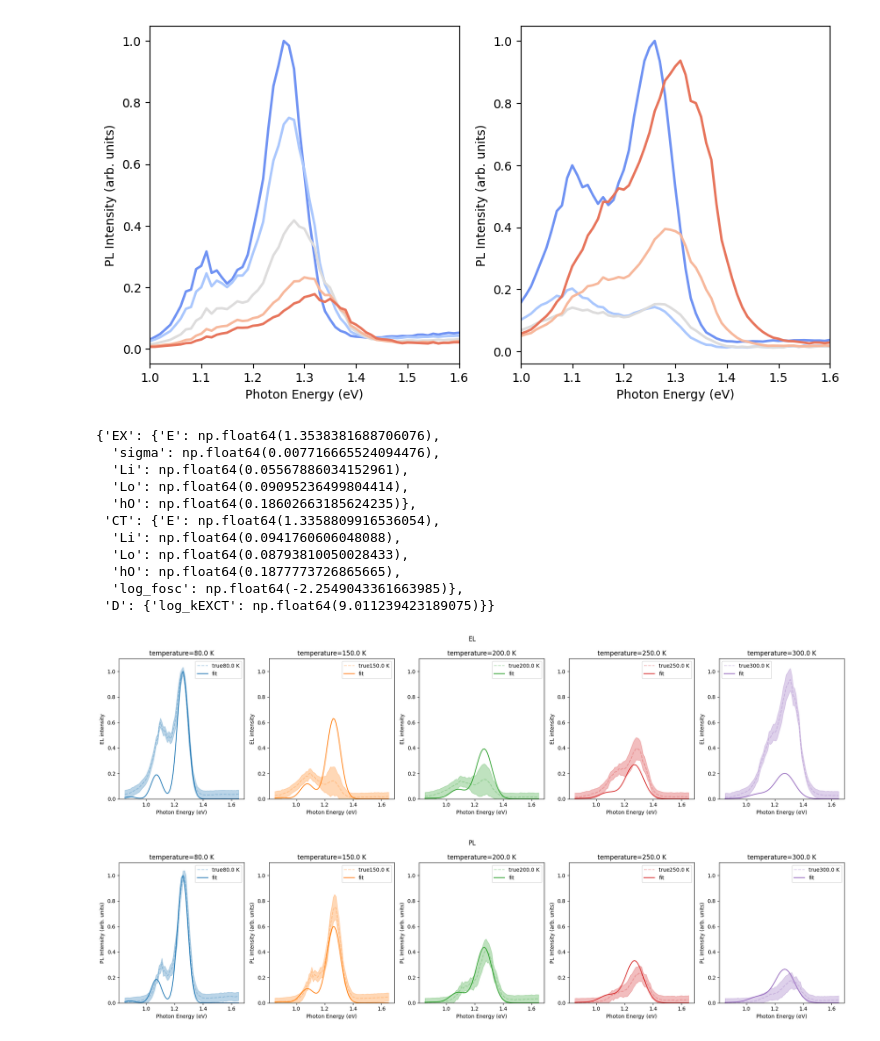
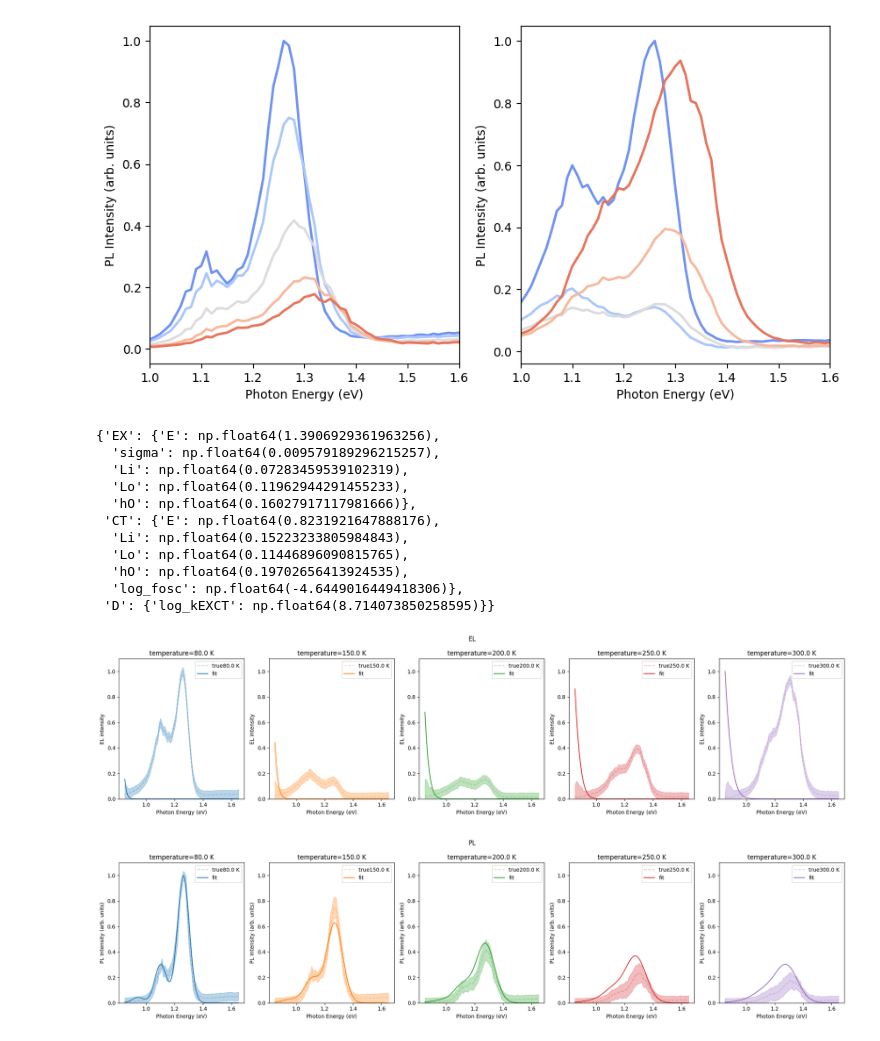
Before and after one commit to mohammedazzouzi15/pl_temp_fit, a Jupyter notebook: notebook/22_analyse_sampling_output_PLEL.ipynb, the cells around one changed output. Drawn from its saved outputs; the diff is of its cells as text; code cells hidden in the pictures.

```diff
--- a/notebook/22_analyse_sampling_output_PLEL.ipynb
+++ b/notebook/22_analyse_sampling_output_PLEL.ipynb
@@ -185,47 +185,47 @@ def plot_fit_results(reader,model_config_save,model_config,discard=0):
     )
     model_config["temperature_list_el"] = temperature_list_el
     model_config["hws_el"] = hws_el
     model_config["temperature_list_pl"] = temperature_list_pl
     model_config["hws_pl"] = hws_pl
     co_var_mat_pl, co_var_mat_el, variance_el, variance_pl = (
         covariance_utils.get_covariance_matrix_for_data(
             model_config,
             fixed_parameters_dict=fixed_parameters_dict,
             params_to_fit=true_parameters,
         )
     )
     fit_el_utils.plot_exp_data_with_variance(
         temperature_list_el,
         hws_el,
         temperature_list_pl,
         hws_pl,
         variance_el,
         variance_pl,
         model_config_save['save_folder'],
         fixed_parameters_dict,
         true_parameters,
         Exp_data_pl,
         Exp_data_el,
     )
     return true_parameters
 
 
-true_parameters = plot_fit_results(reader,model_config_save,model_config, discard=200)
+true_parameters = plot_fit_results(reader,model_config_save,model_config, discard=550)
 true_parameters
 # %% [output]
-{'EX': {'E': np.float64(1.3538381688706076),
-  'sigma': np.float64(0.007716665524094476),
-  'Li': np.float64(0.05567886034152961),
-  'Lo': np.float64(0.09095236499804414),
-  'hO': np.float64(0.18602663185624235)},
- 'CT': {'E': np.float64(1.3358809916536054),
-  'Li': np.float64(0.0941760606048088),
-  'Lo': np.float64(0.08793810050028433),
-  'hO': np.float64(0.1877773726865665),
-  'log_fosc': np.float64(-2.2549043361663985)},
- 'D': {'log_kEXCT': np.float64(9.011239423189075)}}
+{'EX': {'E': np.float64(1.3906929361963256),
+  'sigma': np.float64(0.009579189296215257),
+  'Li': np.float64(0.07283459539102319),
+  'Lo': np.float64(0.11962944291455233),
+  'hO': np.float64(0.16027917117981666)},
+ 'CT': {'E': np.float64(0.8231921647888176),
+  'Li': np.float64(0.15223233805984843),
+  'Lo': np.float64(0.11446896090815765),
+  'hO': np.float64(0.19702656413924535),
+  'log_fosc': np.float64(-4.6449016449418306)},
+ 'D': {'log_kEXCT': np.float64(8.714073850258595)}}
-[figure, old version]
+[figure, new version]
-[figure, old version]
+[figure, new version]
 # %%
 def plot_distribution(reader,model_config_save,discard = 0,set_axis_limits=True):
 
```
Also changed, not shown: parts of 8 cells of this notebook, 7 other files.
